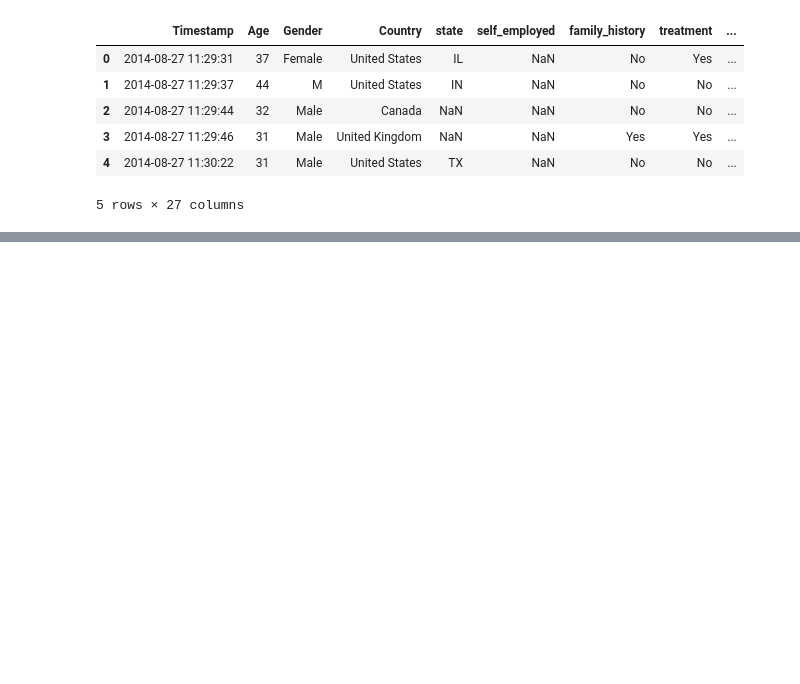
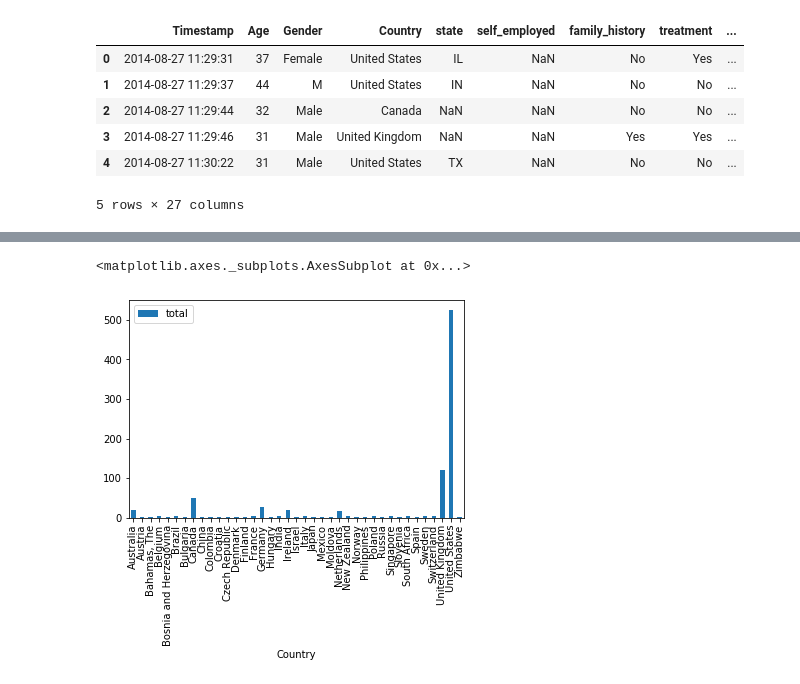
Before and after one commit to chanakyan04/Mental-Illness-Analysis, a Jupyter notebook: FinalVersion.ipynb, the cells around one changed output, grey strips where cells are left out. Drawn from its saved outputs; the diff is of its cells as text; code cells hidden in the pictures; blank space fills up the shorter version.

Commit message:
Analysis 1 updated with visualization
Analysis on Mental Illness done and visualized

```diff
--- a/FinalVersion.ipynb
+++ b/FinalVersion.ipynb
@@ -19,3 +19,5 @@ df.head()
 | 3 | 2014-08-27 11:29:46 | 31 | Male | United Kingdom | NaN | NaN | Yes | Yes | ... |
 | 4 | 2014-08-27 11:30:22 | 31 | Male | United States | TX | NaN | No | No | ... |
 5 rows × 27 columns
+# %%
+AnalysisData1 = pd.DataFrame(df, columns = ['Country','state','family_history','treatment', 'work_interfere','Gender'])
@@ -21,0 +33,10 @@ df.head()
+# %%
+#Create column for mental_illness
+conditions = [
+    (df['family_history'] == 'Yes') ,
+    (df['treatment'] == 'Yes') ,
+    (df['work_interfere'] == 'Often'),
+    (df['work_interfere'] == 'Sometimes')]
+choices = ['yes','yes','yes','yes']
+AnalysisData1['mental_Issue'] = np.select(conditions, choices, default = 'no')
+AnalysisData1.head()
@@ -21,0 +50,5 @@ df.head()
+# %%
+#Mental Health Deficiency
+MHD = pd.DataFrame(AnalysisData1, columns = ['Country','state','mental_Issue'])
+MHD_Yes = MHD[MHD['mental_Issue'].str.contains('yes')]
+MHD_Yes.head()
@@ -21,0 +62,3 @@ df.head()
+# %%
+MHD_Group = MHD_Yes.groupby(['Country'])['Country'].count().reset_index(name='total')
+MHD_Group.head()
@@ -21,0 +72,5 @@ df.head()
+# %%
+MHD_Group.plot.bar(x="Country")
+# %% [output]
+<matplotlib.axes._subplots.AxesSubplot at 0x...>
+[figure, added]
```
Also changed, not shown: parts of 4 cells of this notebook.
